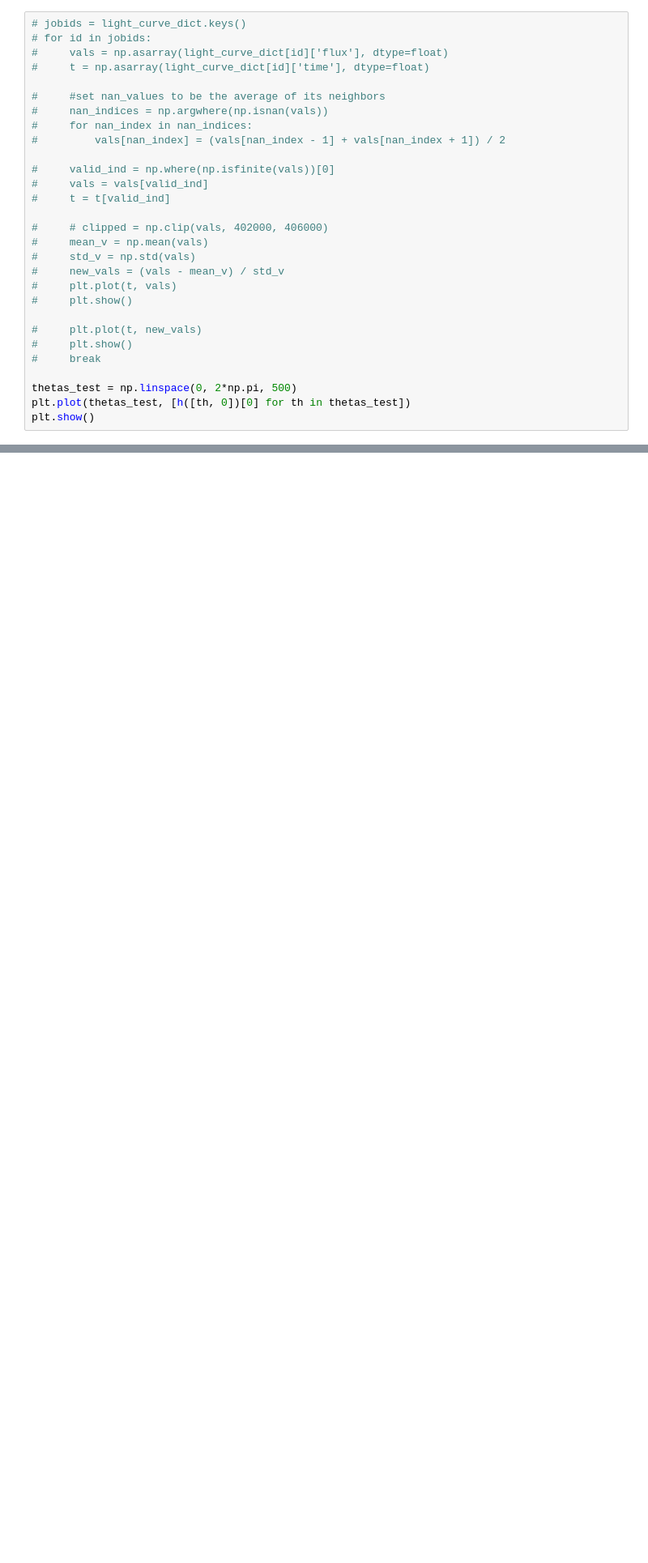
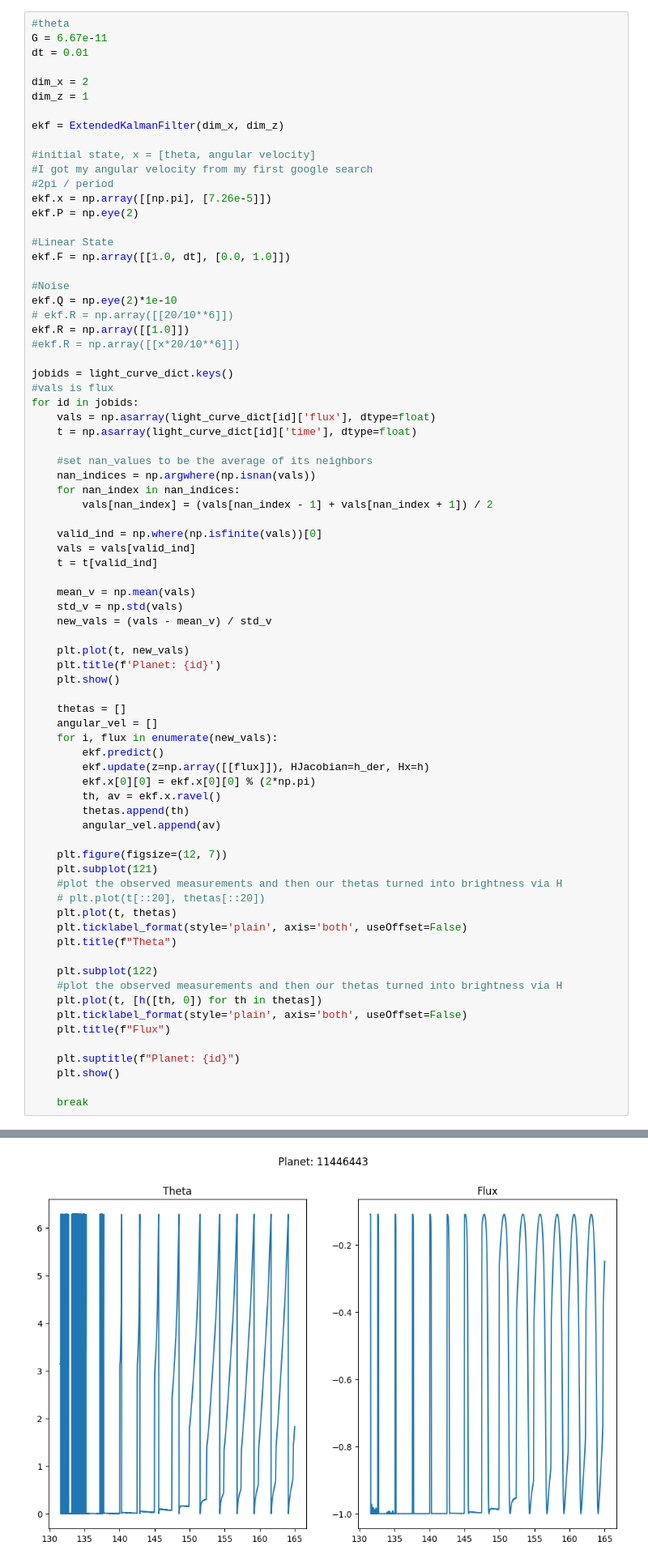
Before and after one commit to Jaredwinn77/ACME_VOL3_PLANET_FINDER, a Jupyter notebook: Kalman2State.ipynb, the cells around one changed output, grey strips where cells are left out. Shown at 81% size. Saved outputs shown, nothing was run; the diff lists cells and outputs as text; blank space fills up the shorter version.

Commit message:
workign on kalman

```diff
--- a/Kalman2State.ipynb
+++ b/Kalman2State.ipynb
@@ -54,30 +55,77 @@ light_curve_dict = joblib.load("5_stars.joblib")
 # %%
-# jobids = light_curve_dict.keys()
-# for id in jobids:
-#     vals = np.asarray(light_curve_dict[id]['flux'], dtype=float)
-#     t = np.asarray(light_curve_dict[id]['time'], dtype=float)
+#theta
+G = 6.67e-11
+dt = 0.01
 
-#     #set nan_values to be the average of its neighbors
-#     nan_indices = np.argwhere(np.isnan(vals))
-#     for nan_index in nan_indices:
-#         vals[nan_index] = (vals[nan_index - 1] + vals[nan_index + 1]) / 2
+dim_x = 2
+dim_z = 1
 
-#     valid_ind = np.where(np.isfinite(vals))[0]
-#     vals = vals[valid_ind]
-#     t = t[valid_ind]
+ekf = ExtendedKalmanFilter(dim_x, dim_z)
 
-#     # clipped = np.clip(vals, 402000, 406000)
-#     mean_v = np.mean(vals)
-#     std_v = np.std(vals)
-#     new_vals = (vals - mean_v) / std_v
-#     plt.plot(t, vals)
-#     plt.show()
+#initial state, x = [theta, angular velocity]
+#I got my angular velocity from my first google search
+#2pi / period
+ekf.x = np.array([[np.pi], [7.26e-5]])
+ekf.P = np.eye(2)
 
-#     plt.plot(t, new_vals)
-#     plt.show()
-#     break
+#Linear State
+ekf.F = np.array([[1.0, dt], [0.0, 1.0]])
 
-thetas_test = np.linspace(0, 2*np.pi, 500)
-plt.plot(thetas_test, [h([th, 0])[0] for th in thetas_test])
-plt.show()
+#Noise
+ekf.Q = np.eye(2)*1e-10
+# ekf.R = np.array([[20/10**6]])
+ekf.R = np.array([[1.0]])
+#ekf.R = np.array([[x*20/10**6]])
+
+jobids = light_curve_dict.keys()
+#vals is flux
+for id in jobids:
+    vals = np.asarray(light_curve_dict[id]['flux'], dtype=float)
+    t = np.asarray(light_curve_dict[id]['time'], dtype=float)
+
+    #set nan_values to be the average of its neighbors
+    nan_indices = np.argwhere(np.isnan(vals))
+    for nan_index in nan_indices:
+        vals[nan_index] = (vals[nan_index - 1] + vals[nan_index + 1]) / 2
+
+    valid_ind = np.where(np.isfinite(vals))[0]
+    vals = vals[valid_ind]
+    t = t[valid_ind]
+
+    mean_v = np.mean(vals)
+    std_v = np.std(vals)
+    new_vals = (vals - mean_v) / std_v
+
+    plt.plot(t, new_vals)
+    plt.title(f'Planet: {id}')
+    plt.show()
+
+    thetas = []
+    angular_vel = []
+    for i, flux in enumerate(new_vals):
+        ekf.predict()
+        ekf.update(z=np.array([[flux]]), HJacobian=h_der, Hx=h)
+        ekf.x[0][0] = ekf.x[0][0] % (2*np.pi)
+        th, av = ekf.x.ravel()
+        thetas.append(th)
+        angular_vel.append(av)
+
+    plt.figure(figsize=(12, 7))
+    plt.subplot(121)
+    #plot the observed measurements and then our thetas turned into brightness via H
+    # plt.plot(t[::20], thetas[::20])
+    plt.plot(t, thetas)
+    plt.ticklabel_format(style='plain', axis='both', useOffset=False)
+    plt.title(f"Theta")
+
+    plt.subplot(122)
+    #plot the observed measurements and then our thetas turned into brightness via H
+    plt.plot(t, [h([th, 0]) for th in thetas])
+    plt.ticklabel_format(style='plain', axis='both', useOffset=False)
+    plt.title(f"Flux")
+
+    plt.suptitle(f"Planet: {id}")
+    plt.show()
+
+    break
 # %% [output]
@@ -84,0 +133 @@ plt.show()
+[figure, added]
```
Also changed, not shown: parts of 7 cells of this notebook.
